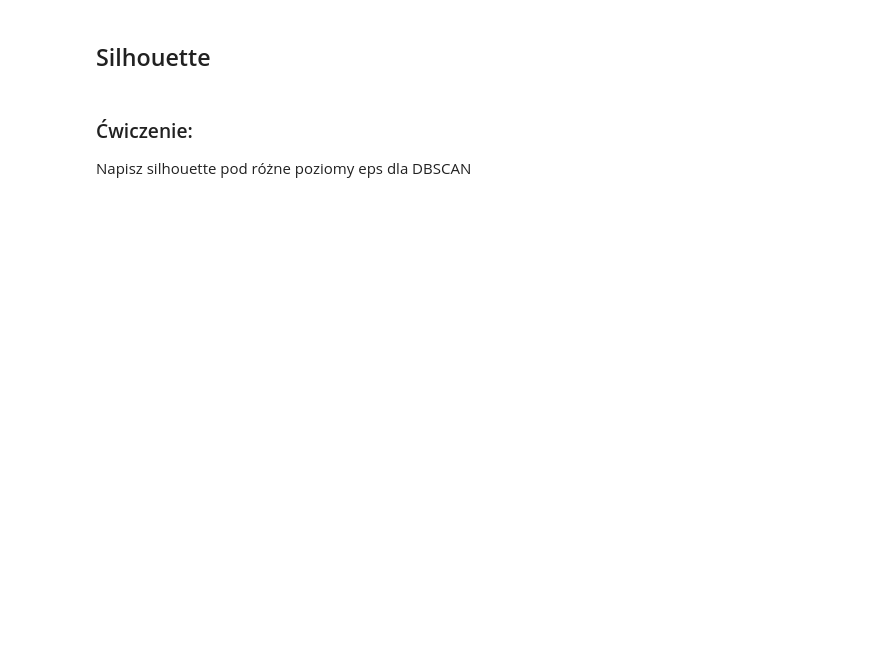
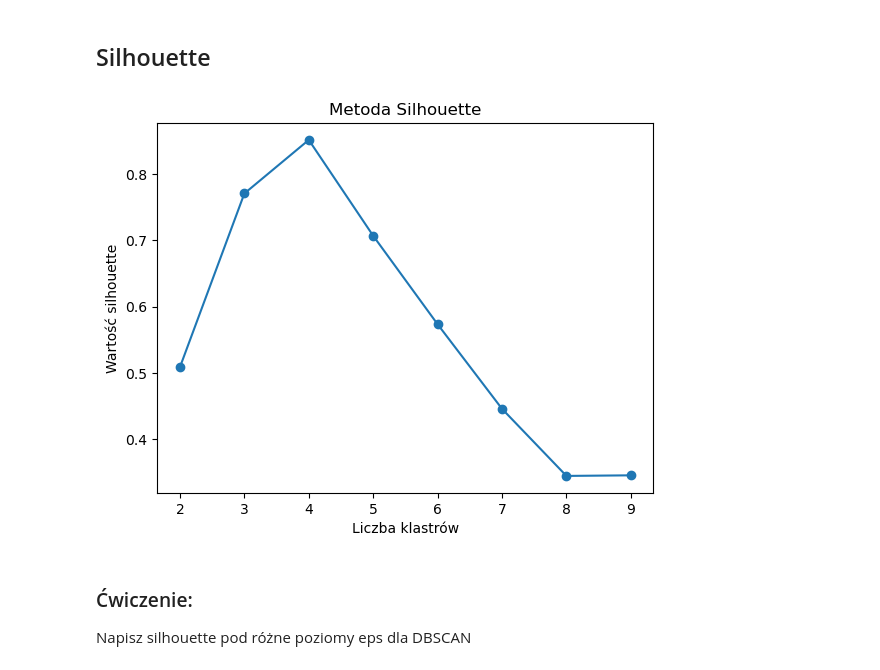
Before and after one commit to annlyd1986/labaJDA, a Jupyter notebook: codes/Laba27.ipynb, the cells around one changed output. Cells and saved outputs as stored; diff of their text form; code cells hidden in the pictures; blank space fills up the shorter version.

```diff
--- a/codes/Laba27.ipynb
+++ b/codes/Laba27.ipynb
@@ -101,19 +127,21 @@ plt.show()
 # %%
 # Obliczamy wskaźnik Silhouette, który mierzy jakość klasteryzacji.
 def plotuj_silhouette(df, k_values = range(2,11)):
     silhouettes = []
     for k in k_values:
         kmeans = KMeans(n_clusters=k, random_state=42)
         silhouettes.append(silhouette_score(df, kmeans.fit_predict(df)))
 
     # Wizualizacja metody Silhouette na wykresie.
     plt.plot(k_values, silhouettes, marker='o')
     plt.xlabel('Liczba klastrów')
     plt.ylabel('Wartość silhouette')
     plt.title('Metoda Silhouette')
     plt.show()
 
-plotuj_silhouette(data)
+plotuj_silhouette(data, k_values=range(2,10))
+# %% [output]
+[figure, added]
 # %% [markdown]
 ### Ćwiczenie:
 Napisz silhouette pod różne poziomy eps dla DBSCAN
```
Also changed, not shown: parts of 21 cells of this notebook, 2 other files.
